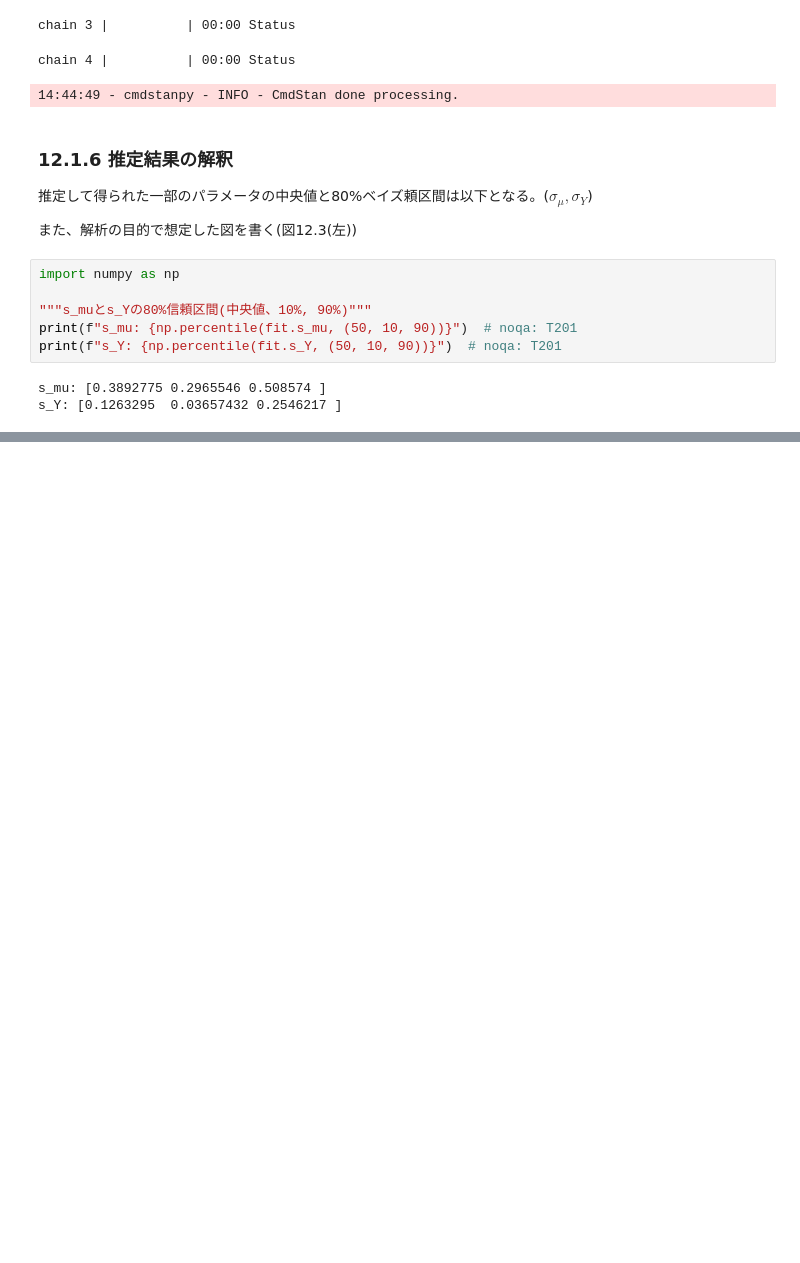
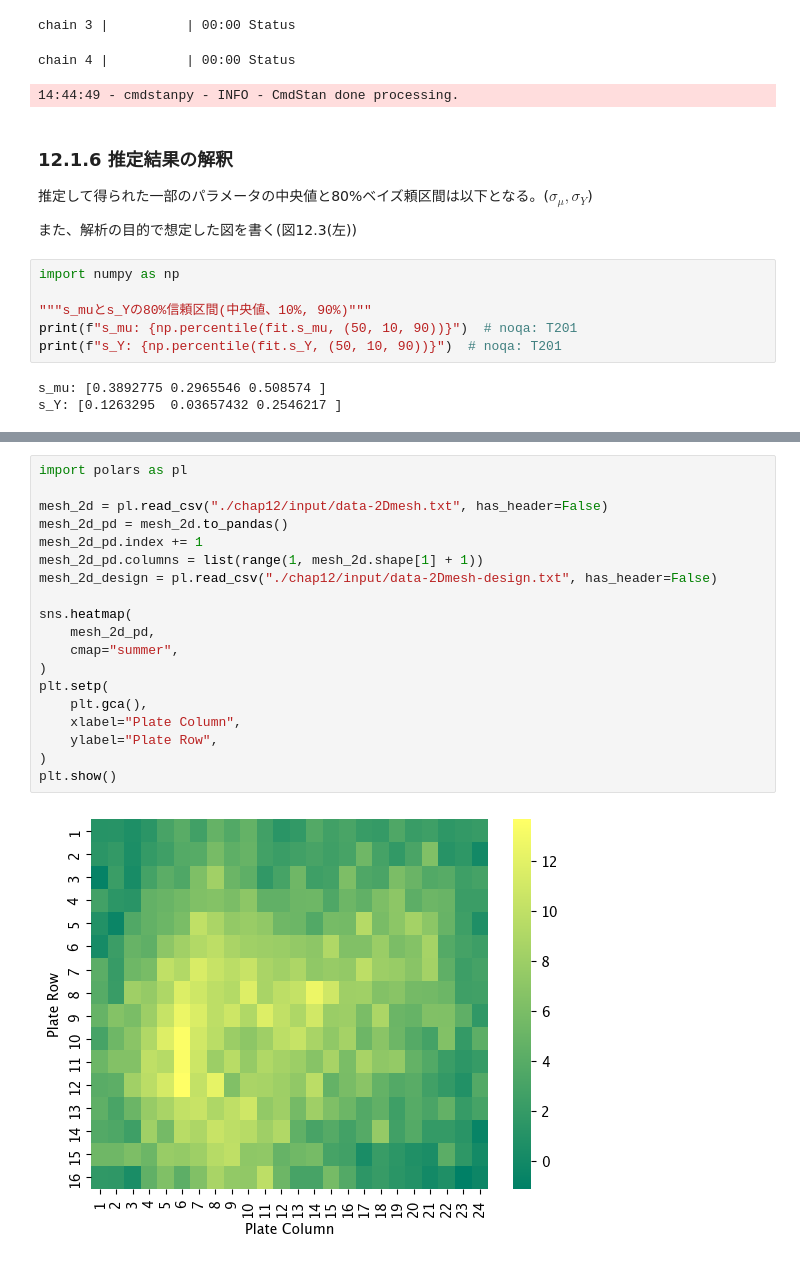
Before and after one commit to sato1214syun/RStanBook-Python, a Jupyter notebook: src/python_bayes/chap12.ipynb, the cells around one changed output, grey strips where cells are left out. Saved outputs shown, nothing was run; the diff lists cells and outputs as text; blank space fills up the shorter version.

```diff
--- a/src/python_bayes/chap12.ipynb
+++ b/src/python_bayes/chap12.ipynb
@@ -732,0 +1063,21 @@ chain 4 |          | 00:00 Status
+# %%
+import polars as pl
+
+mesh_2d = pl.read_csv("./chap12/input/data-2Dmesh.txt", has_header=False)
+mesh_2d_pd = mesh_2d.to_pandas()
+mesh_2d_pd.index += 1
+mesh_2d_pd.columns = list(range(1, mesh_2d.shape[1] + 1))
+mesh_2d_design = pl.read_csv("./chap12/input/data-2Dmesh-design.txt", has_header=False)
+
+sns.heatmap(
+    mesh_2d_pd,
+    cmap="summer",
+)
+plt.setp(
+    plt.gca(),
+    xlabel="Plate Column",
+    ylabel="Plate Row",
+)
+plt.show()
+# %% [output]
+[figure, added]
```
Also changed, not shown: parts of 17 cells of this notebook, 17 other files.
